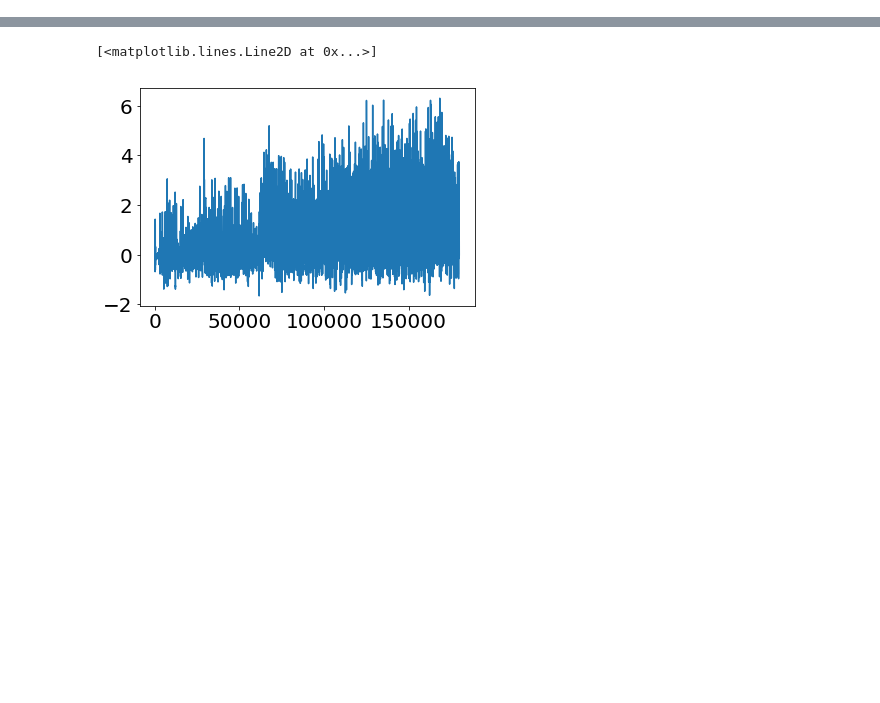
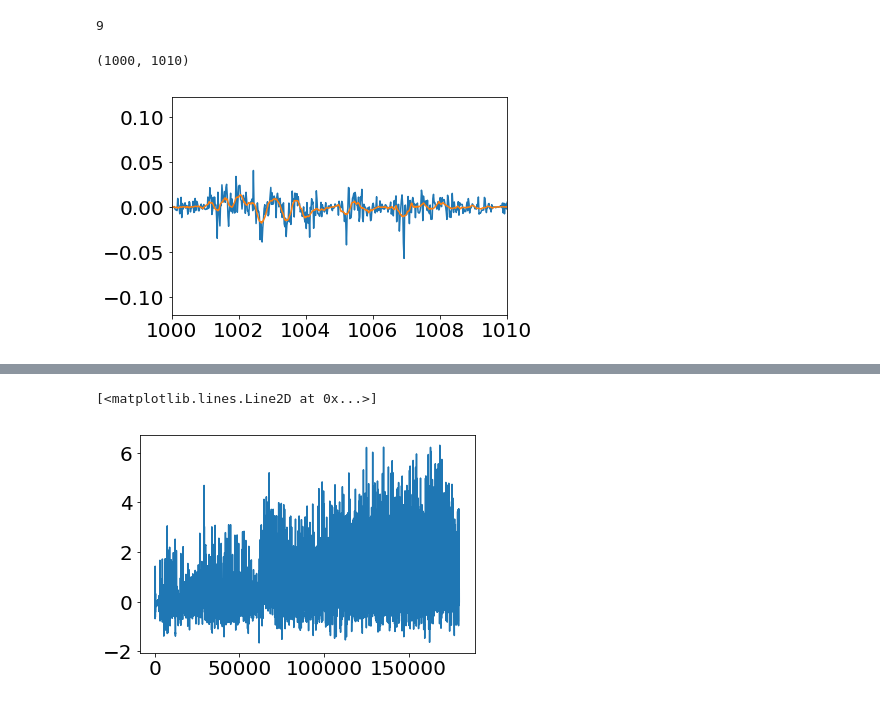
Before and after one commit to bellabrez/bigbadbrain, a Jupyter notebook: jupyter_notebooks/20210114 - behavior auto and cross-corr structure.ipynb, the cells around one changed output, grey strips where cells are left out. Drawn from its saved outputs; the diff is of its cells as text; code cells hidden in the pictures; blank space fills up the shorter version.

```diff
--- a/jupyter_notebooks/20210114 - behavior auto and cross-corr structure.ipynb
+++ b/jupyter_notebooks/20210114 - behavior auto and cross-corr structure.ipynb
@@ -178,0 +190,13 @@ load_fictrac done. Duration: 3.20 sec
+# %%
+len(fly_names)
+# %% [output]
+9
+# %%
+#will be shape (90000, 9, 2, 2)
+final_array = np.zeros((90000,9,2,2))
+
+for i,fly in enumerate(fly_names):
+    final_array[:,i,0,0] = flies[fly].fictrac.fictrac_Y
+    final_array[:,i,1,0] = flies[fly].fictrac.fictrac_Z
+    final_array[:,i,0,1] = flies[fly].fictrac.fictrac_smoothed_Y
+    final_array[:,i,1,1] = flies[fly].fictrac.fictrac_smoothed_Z
@@ -178,0 +206,7 @@ load_fictrac done. Duration: 3.20 sec
+# %%
+plt.plot(x_original, final_array[:,1,0,0])
+plt.plot(x_original, final_array[:,1,0,1])
+plt.xlim(1000,1010)
+# %% [output]
+(1000, 1010)
+[figure, added]
```
Also changed, not shown: parts of 8 cells of this notebook, 16 other files.
